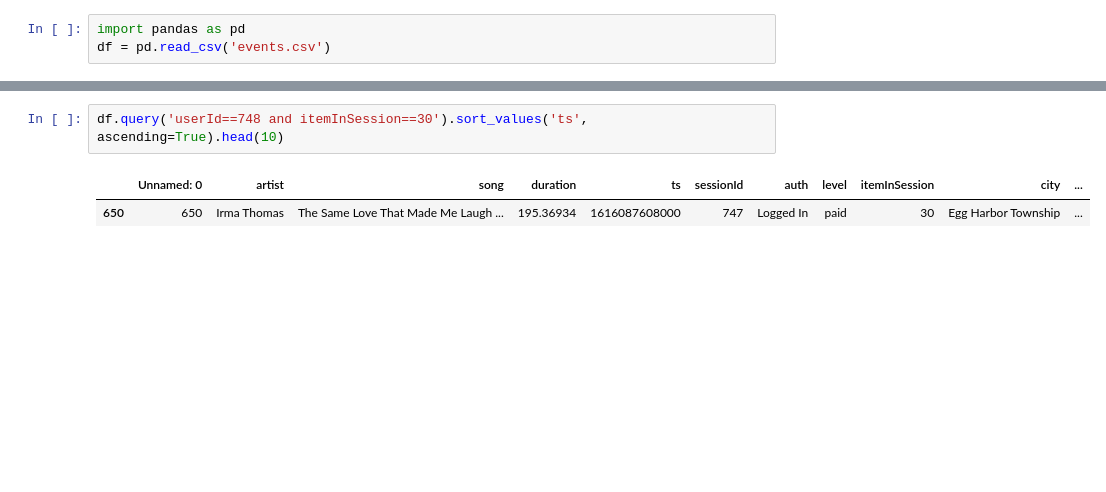
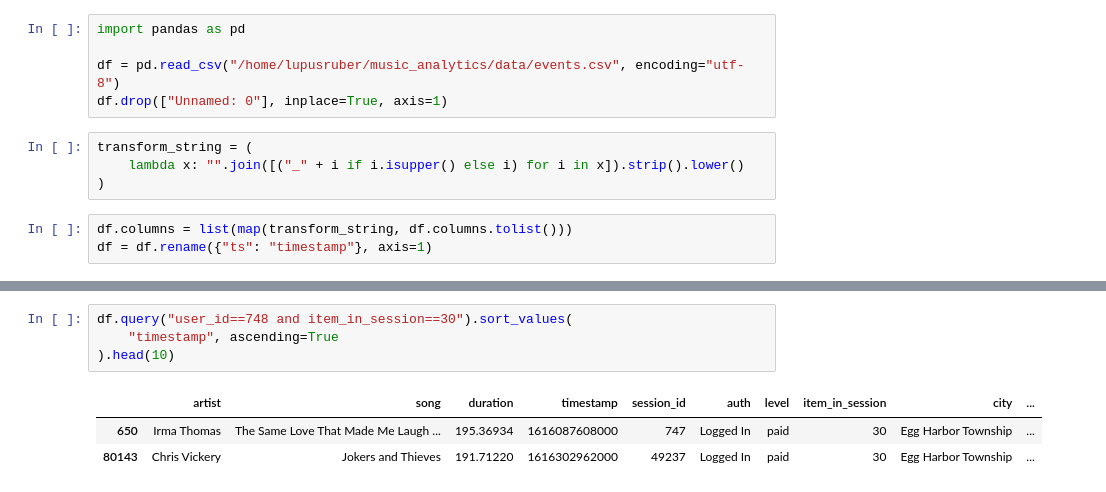
Before and after one commit to lupusruber/music_analytics, a Jupyter notebook: scripts/tests.ipynb, the cells around one changed output, grey strips where cells are left out. Cells and saved outputs as stored; diff of their text form; blank space fills up the shorter version.

```diff
--- a/scripts/tests.ipynb
+++ b/scripts/tests.ipynb
@@ -1,3 +1,12 @@
 # %%
 import pandas as pd
-df = pd.read_csv('events.csv')
+
+df = pd.read_csv("/home/lupusruber/music_analytics/data/events.csv", encoding="utf-8")
+df.drop(["Unnamed: 0"], inplace=True, axis=1)
+# %%
+transform_string = (
+    lambda x: "".join([("_" + i if i.isupper() else i) for i in x]).strip().lower()
+)
+# %%
+df.columns = list(map(transform_string, df.columns.tolist()))
+df = df.rename({"ts": "timestamp"}, axis=1)
@@ -37,5 +41,8 @@ df
 # %%
-df.query('userId==748 and itemInSession==30').sort_values('ts', ascending=True).head(10)
+df.query("user_id==748 and item_in_session==30").sort_values(
+    "timestamp", ascending=True
+).head(10)
 # %% [output]
-|  | Unnamed: 0 | artist | song | duration | ts | sessionId | auth | level | itemInSession | city | ... |
-| 650 | 650 | Irma Thomas | The Same Love That Made Me Laugh ... | 195.36934 | 1616087608000 | 747 | Logged In | paid | 30 | Egg Harbor Township | ... |
+|  | artist | song | duration | timestamp | session_id | auth | level | item_in_session | city | ... |
+| 650 | Irma Thomas | The Same Love That Made Me Laugh ... | 195.36934 | 1616087608000 | 747 | Logged In | paid | 30 | Egg Harbor Township | ... |
+| 80143 | Chris Vickery | Jokers and Thieves | 191.71220 | 1616302962000 | 49237 | Logged In | paid | 30 | Egg Harbor Township | ... |
```
Also changed, not shown: parts of 19 cells of this notebook, 2 other files.
